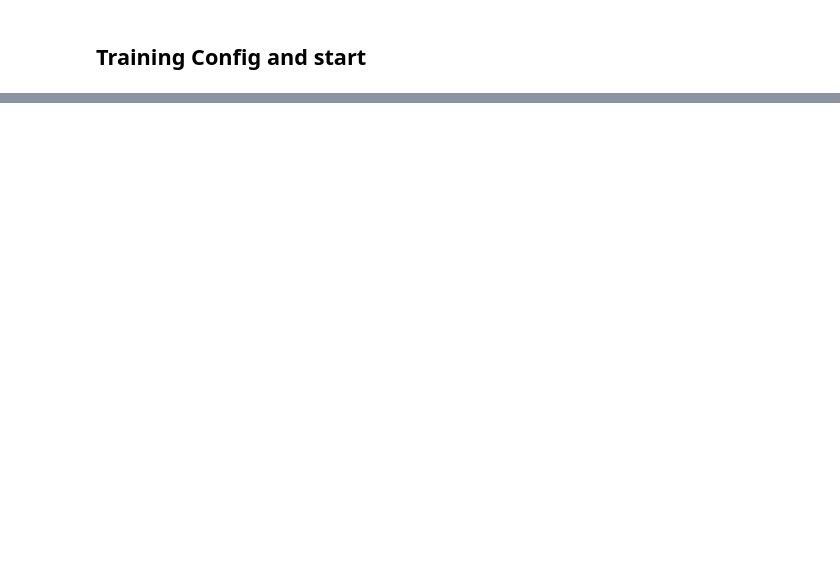
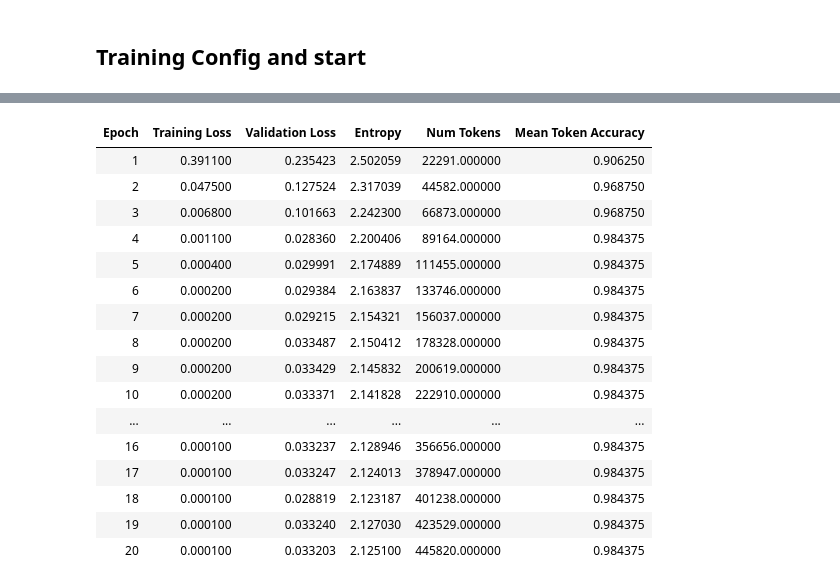
Before and after one commit to louis2601/Linear_Attention_Thesis, a Jupyter notebook: Pretraining/custom_pretraining_mamba.ipynb, the cells around one changed output, grey strips where cells are left out. Saved outputs shown, nothing was run; the diff lists cells and outputs as text; code cells hidden in the pictures; blank space fills up the shorter version.

```diff
--- a/Pretraining/custom_pretraining_mamba.ipynb
+++ b/Pretraining/custom_pretraining_mamba.ipynb
@@ -47,12 +56,19 @@ bnb_config = BitsAndBytesConfig(
     bnb_4bit_compute_dtype=torch.bfloat16, # RTX 3080 Feature
     bnb_4bit_use_double_quant=True,
 )
+if torch.cuda.is_available():
+    device_map = {"": torch.cuda.current_device()}
+else:
+    device_map = "auto" # Fallback
+
 # 2. Modell laden mit der Config
 model = AutoModelForCausalLM.from_pretrained(
     MODEL_ID,
-    quantization_config=bnb_config, # <--- DAS IST ENTSCHEIDEND
-    device_map="auto",
-    trust_remote_code=True # Mamba braucht das oft noch
+    quantization_config=bnb_config,
+    device_map=device_map,  # <--- CHANGED from "auto" to explicit variable
+    trust_remote_code=True  # Mamba braucht das oft noch
 )
+
+print(f"Model successfully loaded on device: {device_map}")
 # %% [output]
 The fast path is not available because one of `(selective_state_update, selective_scan_fn, causal_conv1d_fn, causal_conv1d_update, mamba_inner_fn)` is None. Falling back to the sequential implementati ...
@@ -148 +302,8 @@ Dataset erfolgreich geladen und bereit.
+# %%
+# 1. Split the dataset
+# seed=42 ensures the split is the same every time you run it (reproducibility)
+split_dataset = aligned_dataset.train_test_split(test_size=0.1, seed=42)
+
+train_dataset = split_dataset["train"] # 90 samples
+eval_dataset = split_dataset["test"]
 # %%
@@ -154,49 +328,63 @@ dataset[0]
 # %% [markdown]
 ## Training Config and start
 # %%
+import torch
+from transformers import AutoTokenizer, MambaForCausalLM
+from peft import LoraConfig, get_peft_model
 from trl import SFTTrainer, SFTConfig
+# 3. ENSURE DATA IS SPLIT
+# We assume 'aligned_dataset' exists from the previous step
+if "test" not in aligned_dataset:
+    print("✂️ Splitting dataset...")
+    split_dataset = aligned_dataset.train_test_split(test_size=0.1, seed=42)
+    train_dataset = split_dataset["train"]
+    eval_dataset = split_dataset["test"]
+else:
+    train_dataset = aligned_dataset["train"]
+    eval_dataset = aligned_dataset["test"]
 
-OUTPUT_DIR = "./babilong_mamba_finetune"
-
-# 1. Die Konfiguration (Hier kommen jetzt die Parameter rein!)
+# 4. CONFIGURATION
 sft_config = SFTConfig(
     output_dir=OUTPUT_DIR,
-    #max_seq_length=4096,             # <--- HIER muss es stehen
-    packing=False,                   # <--- HIER muss es stehen
-    dataset_text_field="text",       # Dummy-Feld (wird ignoriert wegen formatting_func, muss aber oft da sein)
 
-    # Standard Training Arguments
-    per_device_train_batch_size=1,
-    gradient_accumulation_steps=4,
-    gradient_checkpointing=True,
-    optim="paged_adamw_8bit",
-    learning_rate=2e-4,
-    num_train_epochs=1,
-    warmup_ratio=0.03,
-    fp16=False,
-    bf16=True,
-    logging_steps=10,
+    # Training Params
+    num_train_epochs=20,
+    eval_strategy="epoch",
     save_strategy="epoch",
+    load_best_model_at_end=True,
+    metric_for_best_model="eval_loss",
+
+    # Masking settings
+    completion_only_loss=True,
+    dataset_text_field="prompt",
+    packing=False,
+
+    # Optimization
+    per_device_train_batch_size=4,
+    learning_rate=5e-5,
+    logging_steps=5,
+    weight_decay=0.01,
     report_to="none",
     group_by_length=False,
-    disable_tqdm=False,  # <--- Das erzwingt den Ladebalken (ist aber meist Default)
+    disable_tqdm=False,
 )
 
 print("Initialisiere SFTTrainer...")
 trainer = SFTTrainer(
     model=model,
-    train_dataset=dataset,
+    train_dataset=train_dataset,
+    eval_dataset=eval_dataset,
     peft_config=peft_config,
-    formatting_func=formatting_prompts_func,
-    #tokenizer=tokenizer,
-    args=sft_config,       # <--- Wir übergeben die Config hier
-    # WICHTIG: Hier unten DARF KEIN max_seq_length oder packing mehr stehen!
+    processing_class=tokenizer,
+    args=sft_config,
 )
 
+# 5. RUN
 print("🚀 Starte Training...")
 trainer.train()
 
-print(f"Training beendet. Speichere Adapter in {OUTPUT_DIR}...")
+# Save
+print(f"\nTraining beendet. Speichere Adapter in {OUTPUT_DIR}...")
 trainer.model.save_pretrained(OUTPUT_DIR)
 tokenizer.save_pretrained(OUTPUT_DIR)
 # %% [output]
@@ -204,0 +395,17 @@ Initialisiere SFTTrainer...
+| Epoch | Training Loss | Validation Loss | Entropy | Num Tokens | Mean Token Accuracy |
+| 1 | 0.391100 | 0.235423 | 2.502059 | 22291.000000 | 0.906250 |
+| 2 | 0.047500 | 0.127524 | 2.317039 | 44582.000000 | 0.968750 |
+| 3 | 0.006800 | 0.101663 | 2.242300 | 66873.000000 | 0.968750 |
+| 4 | 0.001100 | 0.028360 | 2.200406 | 89164.000000 | 0.984375 |
+| 5 | 0.000400 | 0.029991 | 2.174889 | 111455.000000 | 0.984375 |
+| 6 | 0.000200 | 0.029384 | 2.163837 | 133746.000000 | 0.984375 |
+| 7 | 0.000200 | 0.029215 | 2.154321 | 156037.000000 | 0.984375 |
+| 8 | 0.000200 | 0.033487 | 2.150412 | 178328.000000 | 0.984375 |
+| 9 | 0.000200 | 0.033429 | 2.145832 | 200619.000000 | 0.984375 |
+| 10 | 0.000200 | 0.033371 | 2.141828 | 222910.000000 | 0.984375 |
+| ... | ... | ... | ... | ... | ... |
+| 16 | 0.000100 | 0.033237 | 2.128946 | 356656.000000 | 0.984375 |
+| 17 | 0.000100 | 0.033247 | 2.124013 | 378947.000000 | 0.984375 |
+| 18 | 0.000100 | 0.028819 | 2.123187 | 401238.000000 | 0.984375 |
+| 19 | 0.000100 | 0.033240 | 2.127030 | 423529.000000 | 0.984375 |
+| 20 | 0.000100 | 0.033203 | 2.125100 | 445820.000000 | 0.984375 |
```
Also changed, not shown: parts of 11 cells of this notebook, 17 other files.
